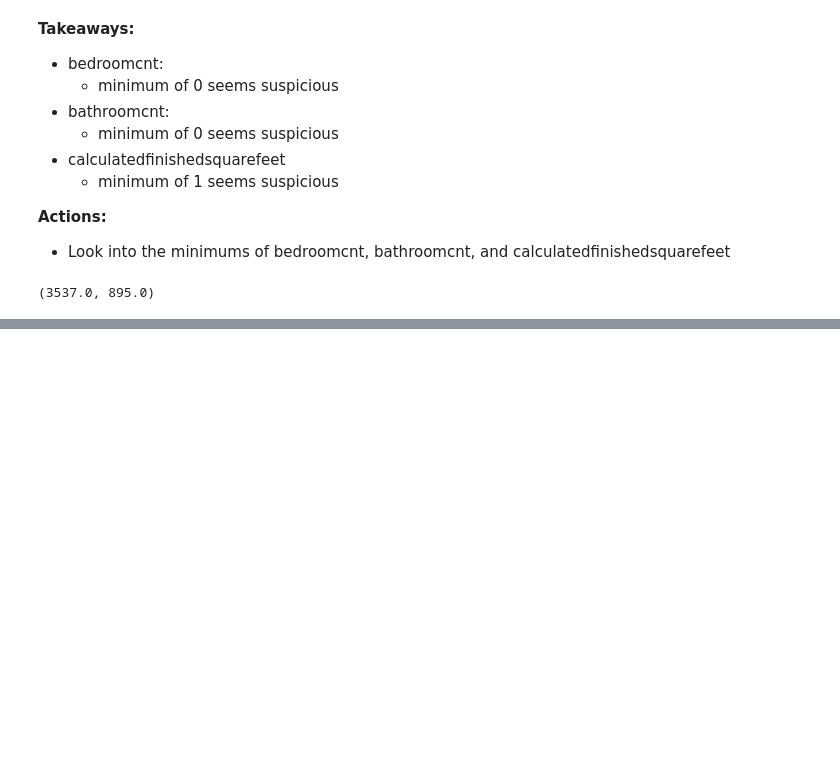
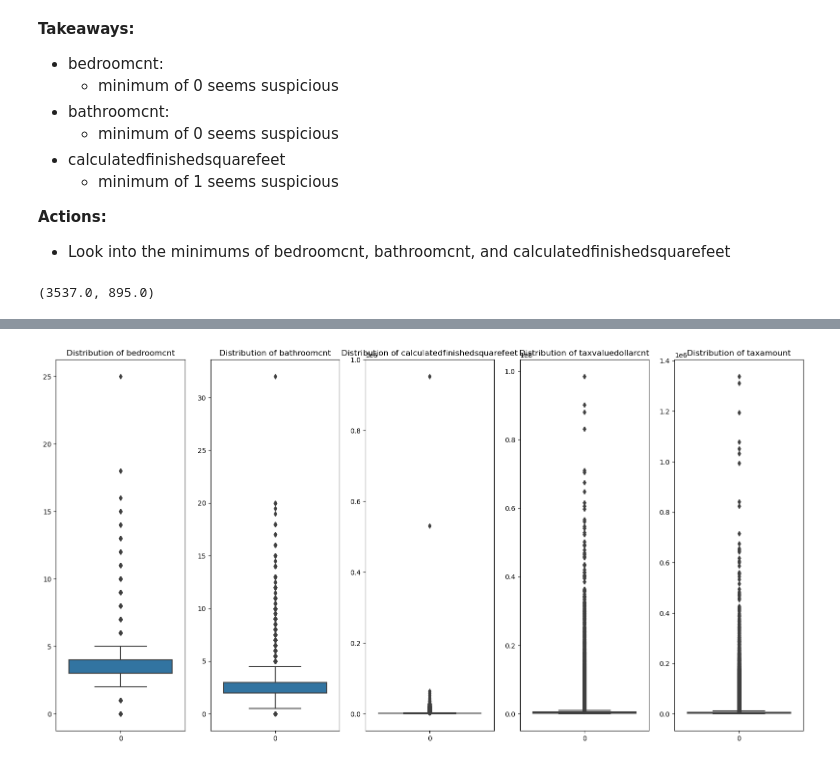
Before and after one commit to aaron-mv-moore/regression-exercises, a Jupyter notebook: wrangle.ipynb, the cells around one changed output, grey strips where cells are left out. Saved outputs shown, nothing was run; the diff lists cells and outputs as text; code cells hidden in the pictures; blank space fills up the shorter version.

```diff
--- a/wrangle.ipynb
+++ b/wrangle.ipynb
@@ -498,0 +625,9 @@ train.shape[0], validate.shape[0], test.shape[0]
+# %%
+plt.figure(figsize=(20,10))
+for i, col in enumerate(cols):
+    plot_number = i+1
+    plt.subplot(1, len(cols), plot_number)
+    plt.title(f'Distribution of {col}')
+    sns.boxplot(data=df[col])
+# %% [output]
+[figure, added]
```
Also changed, not shown: parts of 76 cells of this notebook, 7 other files.
